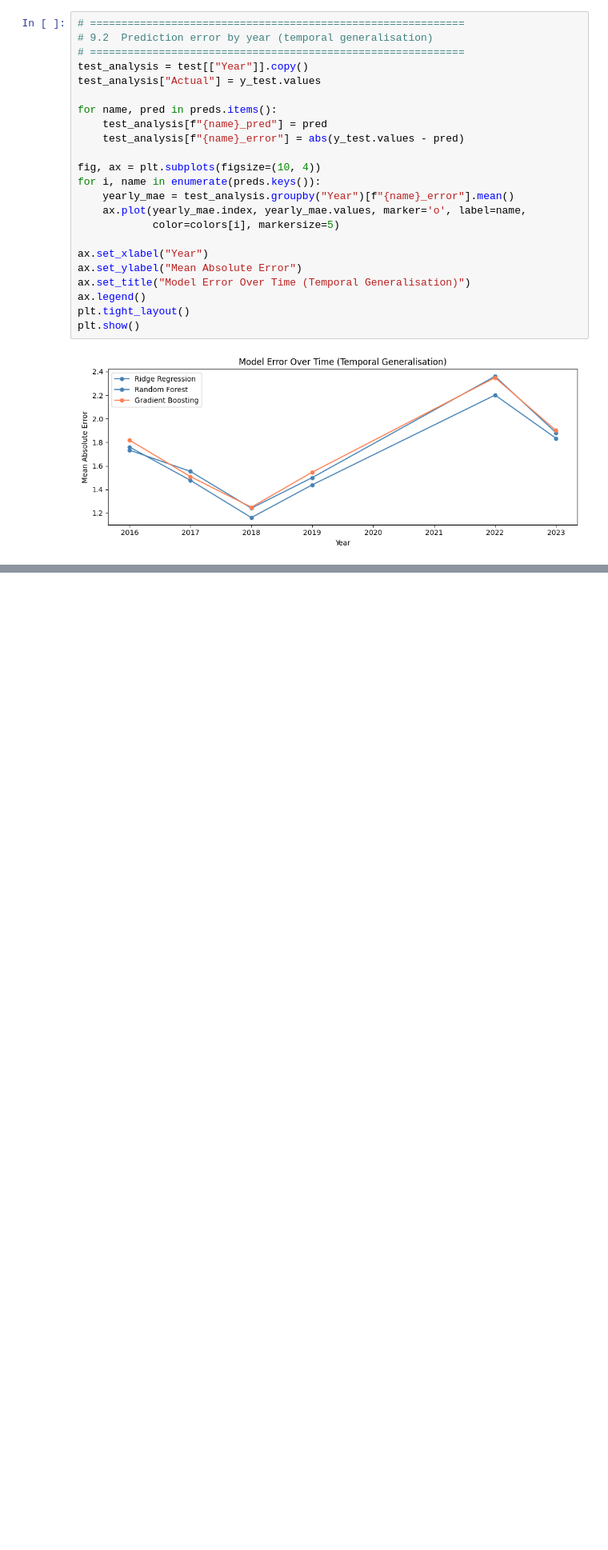
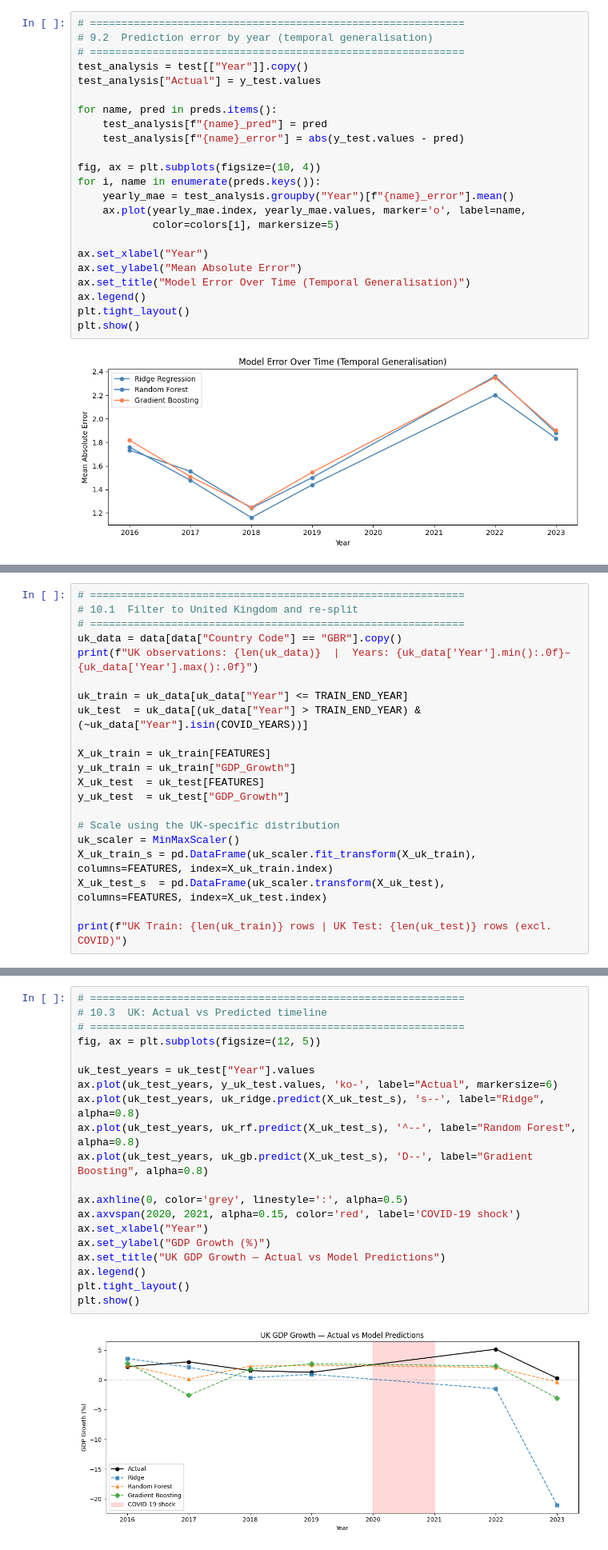
Before and after one commit to wasaldev/24077342-Data-Science-Machine-Learning-GDP-Growth-Prediction, a Jupyter notebook: 24077342_Data_Science_Project.ipynb, the cells around one changed output, grey strips where cells are left out. Shown at 80% size. Drawn from its saved outputs; the diff is of its cells as text; blank space fills up the shorter version.

```diff
--- a/24077342_Data_Science_Project.ipynb
+++ b/24077342_Data_Science_Project.ipynb
@@ -1190,0 +1195,21 @@ plt.show()
+# %%
+# ============================================================
+# 10.1  Filter to United Kingdom and re-split
+# ============================================================
+uk_data = data[data["Country Code"] == "GBR"].copy()
+print(f"UK observations: {len(uk_data)}  |  Years: {uk_data['Year'].min():.0f}–{uk_data['Year'].max():.0f}")
+
+uk_train = uk_data[uk_data["Year"] <= TRAIN_END_YEAR]
+uk_test  = uk_data[(uk_data["Year"] > TRAIN_END_YEAR) & (~uk_data["Year"].isin(COVID_YEARS))]
+
+X_uk_train = uk_train[FEATURES]
+y_uk_train = uk_train["GDP_Growth"]
+X_uk_test  = uk_test[FEATURES]
+y_uk_test  = uk_test["GDP_Growth"]
+
+# Scale using the UK-specific distribution
+uk_scaler = MinMaxScaler()
+X_uk_train_s = pd.DataFrame(uk_scaler.fit_transform(X_uk_train), columns=FEATURES, index=X_uk_train.index)
+X_uk_test_s  = pd.DataFrame(uk_scaler.transform(X_uk_test),      columns=FEATURES, index=X_uk_test.index)
+
+print(f"UK Train: {len(uk_train)} rows | UK Test: {len(uk_test)} rows (excl. COVID)")
@@ -1190,0 +1267,22 @@ plt.show()
+# %%
+# ============================================================
+# 10.3  UK: Actual vs Predicted timeline
+# ============================================================
+fig, ax = plt.subplots(figsize=(12, 5))
+
+uk_test_years = uk_test["Year"].values
+ax.plot(uk_test_years, y_uk_test.values, 'ko-', label="Actual", markersize=6)
+ax.plot(uk_test_years, uk_ridge.predict(X_uk_test_s), 's--', label="Ridge", alpha=0.8)
+ax.plot(uk_test_years, uk_rf.predict(X_uk_test_s), '^--', label="Random Forest", alpha=0.8)
+ax.plot(uk_test_years, uk_gb.predict(X_uk_test_s), 'D--', label="Gradient Boosting", alpha=0.8)
+
+ax.axhline(0, color='grey', linestyle=':', alpha=0.5)
+ax.axvspan(2020, 2021, alpha=0.15, color='red', label='COVID-19 shock')
+ax.set_xlabel("Year")
+ax.set_ylabel("GDP Growth (%)")
+ax.set_title("UK GDP Growth — Actual vs Model Predictions")
+ax.legend()
+plt.tight_layout()
+plt.show()
+# %% [output]
+[figure, added]
```
Also changed, not shown: parts of 9 cells of this notebook.
